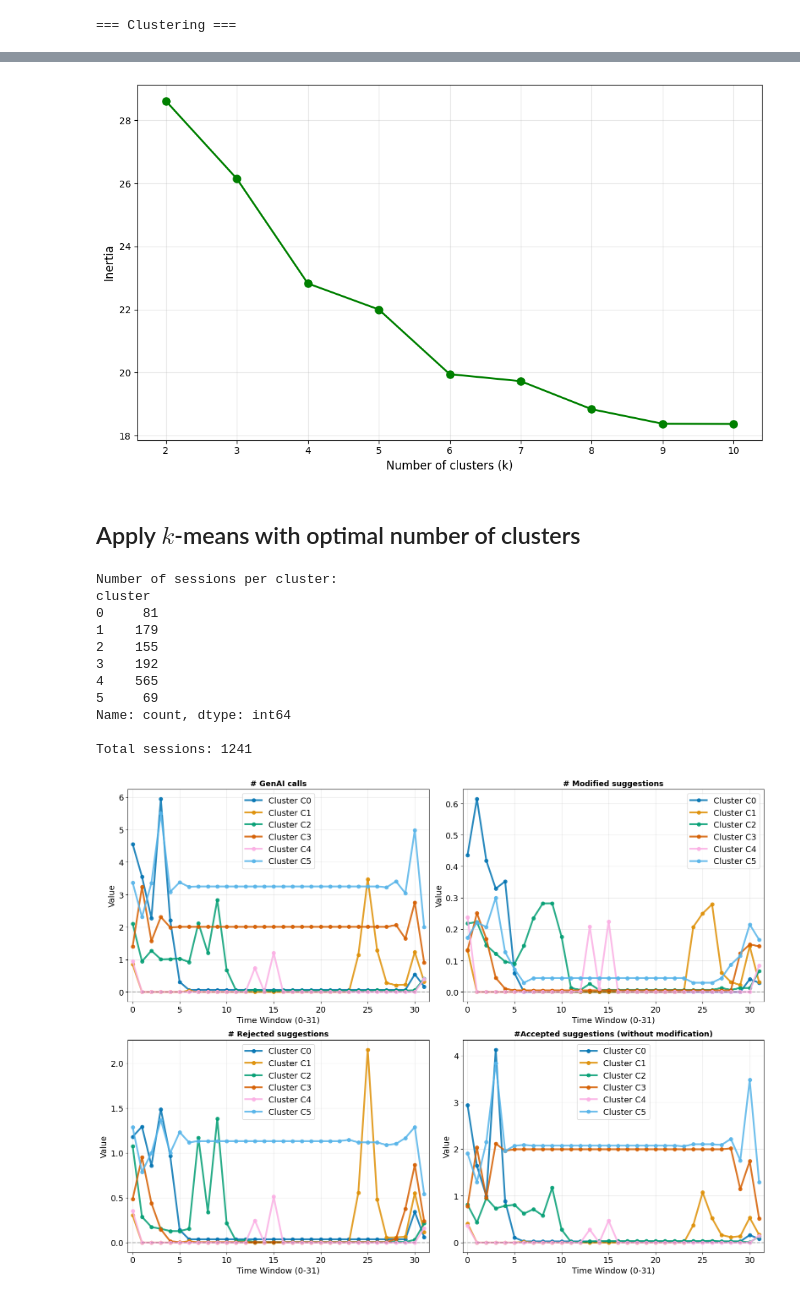
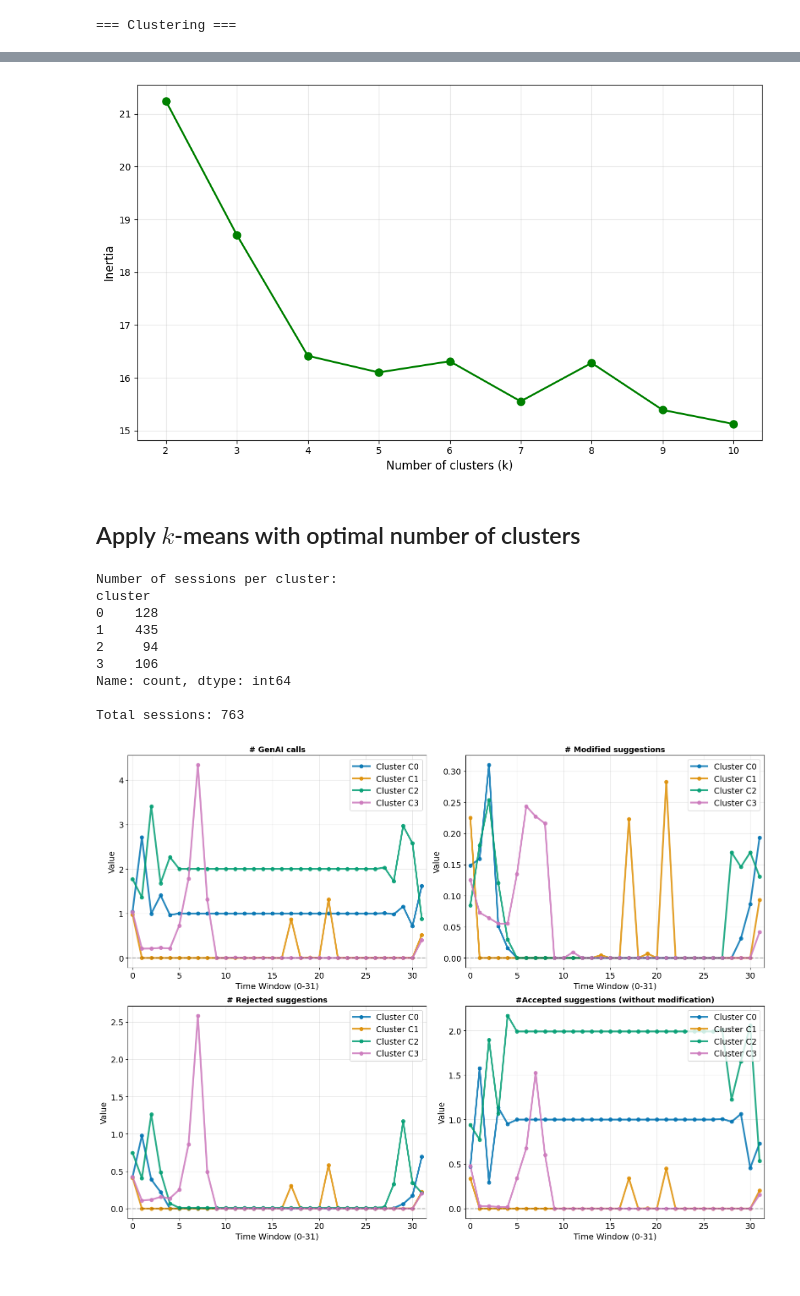
Before and after one commit to celinatreuillier/GenAI_Interaction_Dynamics_Authorship, a Jupyter notebook: notebooks/time_series_clustering.ipynb, the cells around one changed output, grey strips where cells are left out. Drawn from its saved outputs; the diff is of its cells as text; code cells hidden in the pictures.

Commit message:
update data filtering and clustering

```diff
--- a/notebooks/time_series_clustering.ipynb
+++ b/notebooks/time_series_clustering.ipynb
@@ -80,0 +83,7 @@ time_window_metrics_df
+# %%
+#Create dataframe with number of timeframes per session
+timeframes_count = pd.DataFrame(time_window_metrics_df['session_id'].value_counts())
+
+# Remove sessions with less than 5 timeframes (i.e., sessions with lasting less than 5 minutes) from the time_window_metrics_df dataframe
+filter_timeframes = timeframes_count[timeframes_count['count'] < 5].index.to_list()
+time_window_metrics_df = time_window_metrics_df[~time_window_metrics_df['session_id'].isin(filter_timeframes)]
@@ -80,0 +92,10 @@ time_window_metrics_df
+# %%
+# Group by 'worker_id' and count unique 'session_id' for each writer
+session_counts = pd.DataFrame(all_metrics.groupby('worker_id')['session_id'].nunique()).rename(columns={'session_id':'nb_sessions'})
+
+selected_writers = session_counts[
+    (session_counts['nb_sessions'] >= 1) &
+    (session_counts['nb_sessions'] <= 66)
+].reset_index()['worker_id'].tolist()
+
+all_metrics = all_metrics[all_metrics['worker_id'].isin(selected_writers)]
@@ -80,0 +104,3 @@ time_window_metrics_df
+# %%
+all_metrics = all_metrics[all_metrics['session_id'].isin(time_window_metrics_df['session_id'].tolist())]
+time_window_metrics_df = time_window_metrics_df[time_window_metrics_df['session_id'].isin(all_metrics['session_id'].tolist())]
@@ -169,11 +195,11 @@ plt.grid(True, alpha=0.3)
 plt.tight_layout()
 plt.show()
 # %% [output]
-[figure, old version]
+[figure, new version]
 # %% [markdown]
 ## Apply $k$-means with optimal number of clusters
 # %%
-n_clusters_optimal = 6
+n_clusters_optimal = 4
 # %%
 model = TimeSeriesKMeans(
     n_clusters=n_clusters_optimal,
@@ -200,15 +226,13 @@ print(f"\nTotal sessions: {len(cluster_assignments)}")
 # %% [output]
 Number of sessions per cluster:
 cluster
-0     81
-1    179
-2    155
-3    192
-4    565
-5     69
+0    128
+1    435
+2     94
+3    106
 Name: count, dtype: int64
 
-Total sessions: 1241
+Total sessions: 763
 # %%
 all_metrics = all_metrics.merge(cluster_assignments, on='session_id', how='inner')
 # %%
@@ -216,9 +240,9 @@ from visualization import *
 # %%
 barycenters = model.cluster_centers_
 
-plot_barycenters_per_feature(barycenters, features, n_clusters_optimal=6, save_fig=True)
+plot_barycenters_per_feature(barycenters, features, n_clusters_optimal=4, save_fig=True)
 # %% [output]
-[figure, old version]
+[figure, new version]
 # %%
 #Save all_metrics for further analysis
 all_metrics.to_csv('../data/all_metrics.csv', index=None)
```
Also changed, not shown: parts of 7 cells of this notebook, 5 other files.
